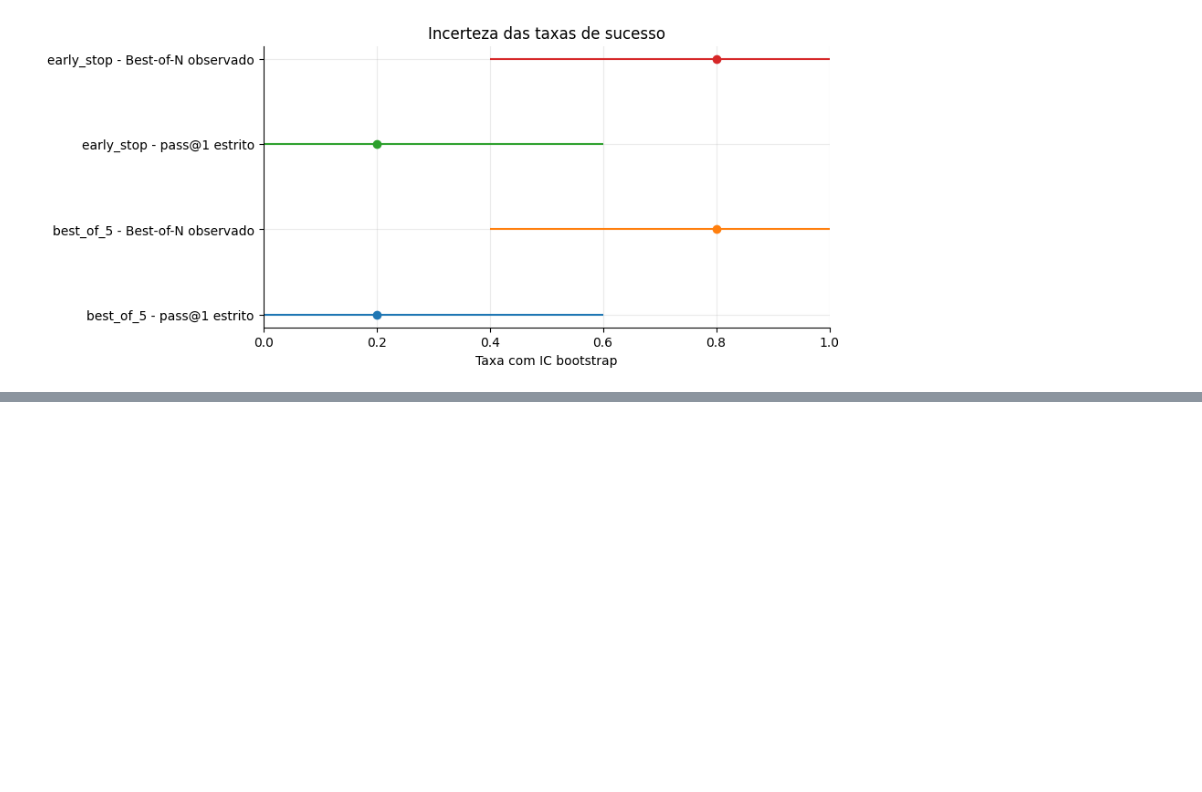
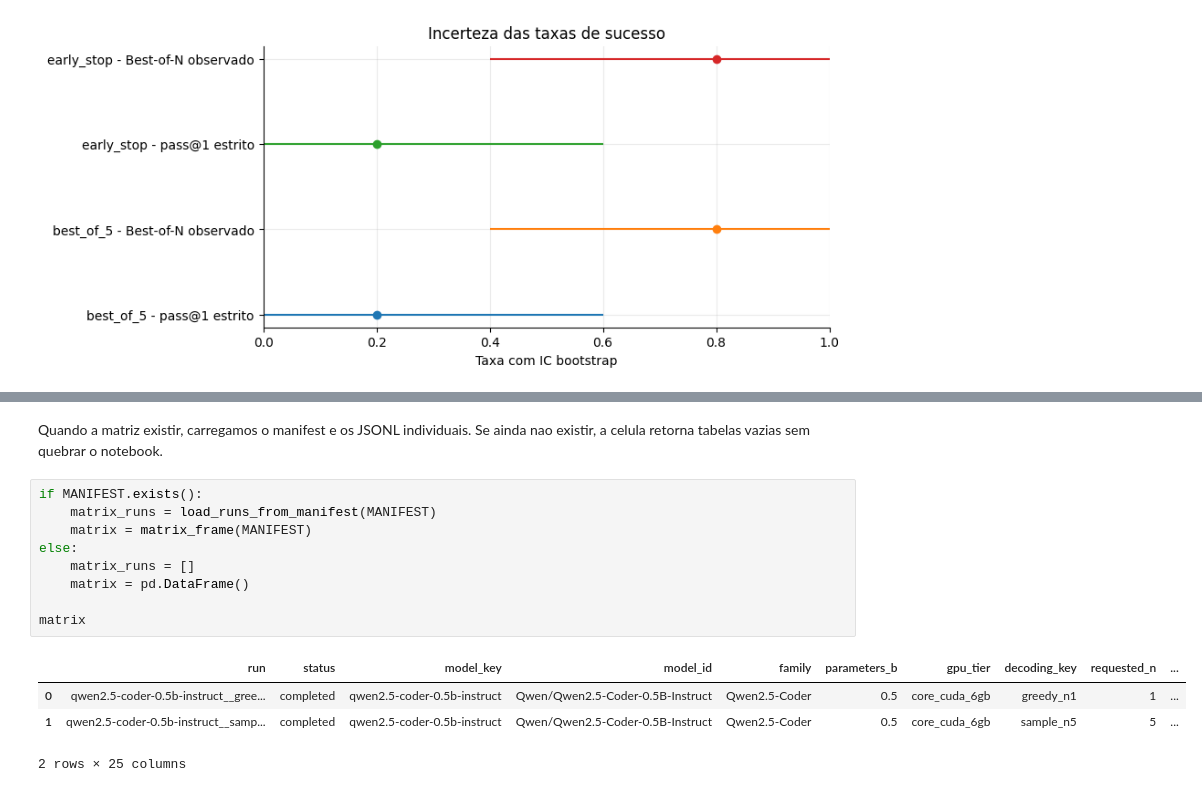
Before and after one commit to Vilasz/slm-inference-steering, a Jupyter notebook: notebooks/phase1_advanced_analysis.ipynb, the cells around one changed output, grey strips where cells are left out. Saved outputs shown, nothing was run; the diff lists cells and outputs as text; blank space fills up the shorter version.

```diff
--- a/notebooks/phase1_advanced_analysis.ipynb
+++ b/notebooks/phase1_advanced_analysis.ipynb
@@ -208,0 +239,16 @@ plt.show()
+# %% [markdown]
+Quando a matriz existir, carregamos o manifest e os JSONL individuais. Se ainda nao existir, a celula retorna tabelas vazias sem quebrar o notebook.
+# %%
+if MANIFEST.exists():
+    matrix_runs = load_runs_from_manifest(MANIFEST)
+    matrix = matrix_frame(MANIFEST)
+else:
+    matrix_runs = []
+    matrix = pd.DataFrame()
+
+matrix
+# %% [output]
+|  | run | status | model_key | model_id | family | parameters_b | gpu_tier | decoding_key | requested_n | ... |
+| 0 | qwen2.5-coder-0.5b-instruct__gree... | completed | qwen2.5-coder-0.5b-instruct | Qwen/Qwen2.5-Coder-0.5B-Instruct | Qwen2.5-Coder | 0.5 | core_cuda_6gb | greedy_n1 | 1 | ... |
+| 1 | qwen2.5-coder-0.5b-instruct__samp... | completed | qwen2.5-coder-0.5b-instruct | Qwen/Qwen2.5-Coder-0.5B-Instruct | Qwen2.5-Coder | 0.5 | core_cuda_6gb | sample_n5 | 5 | ... |
+2 rows × 25 columns
```
Also changed, not shown: parts of 21 cells of this notebook, 8 other files.
